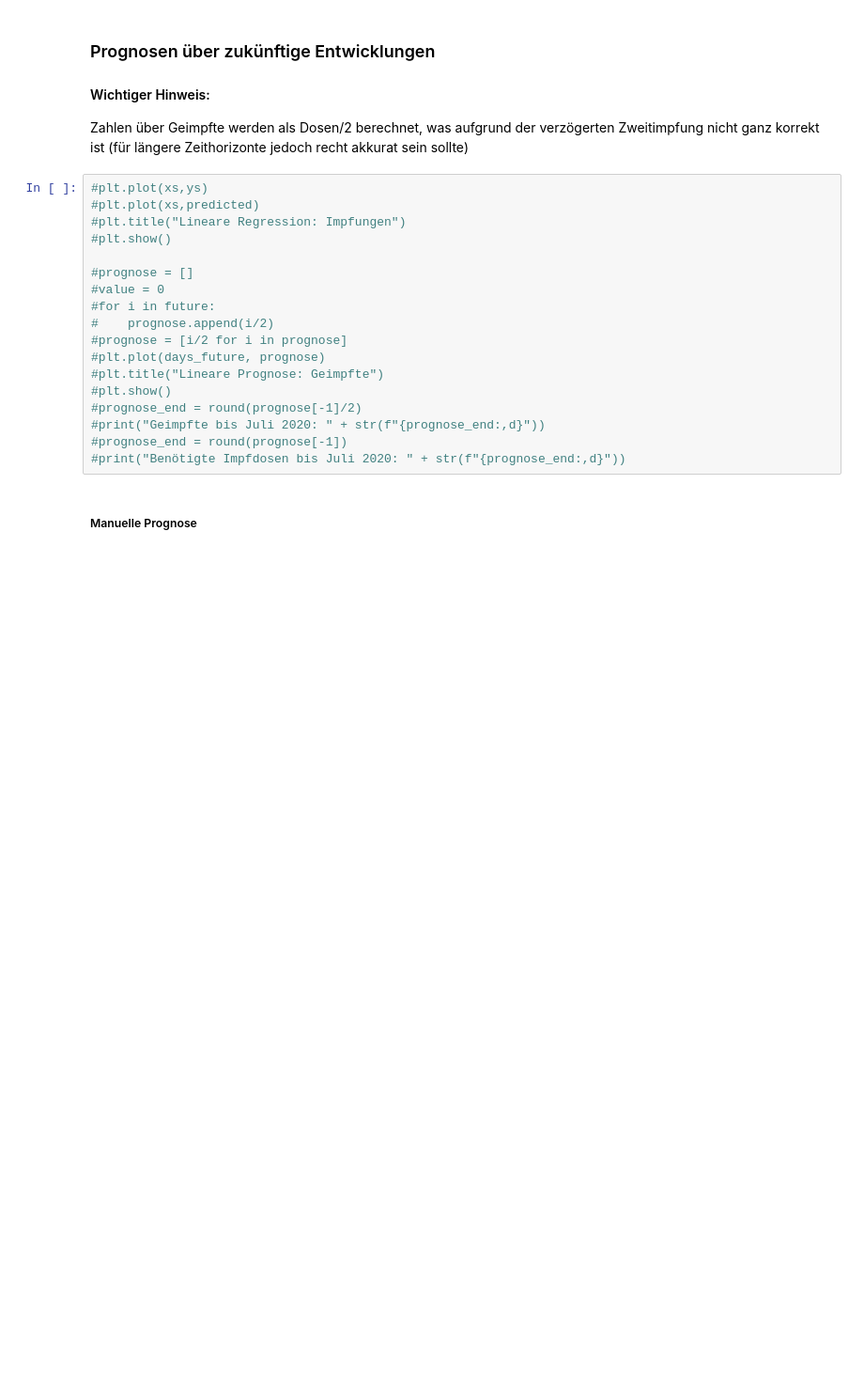
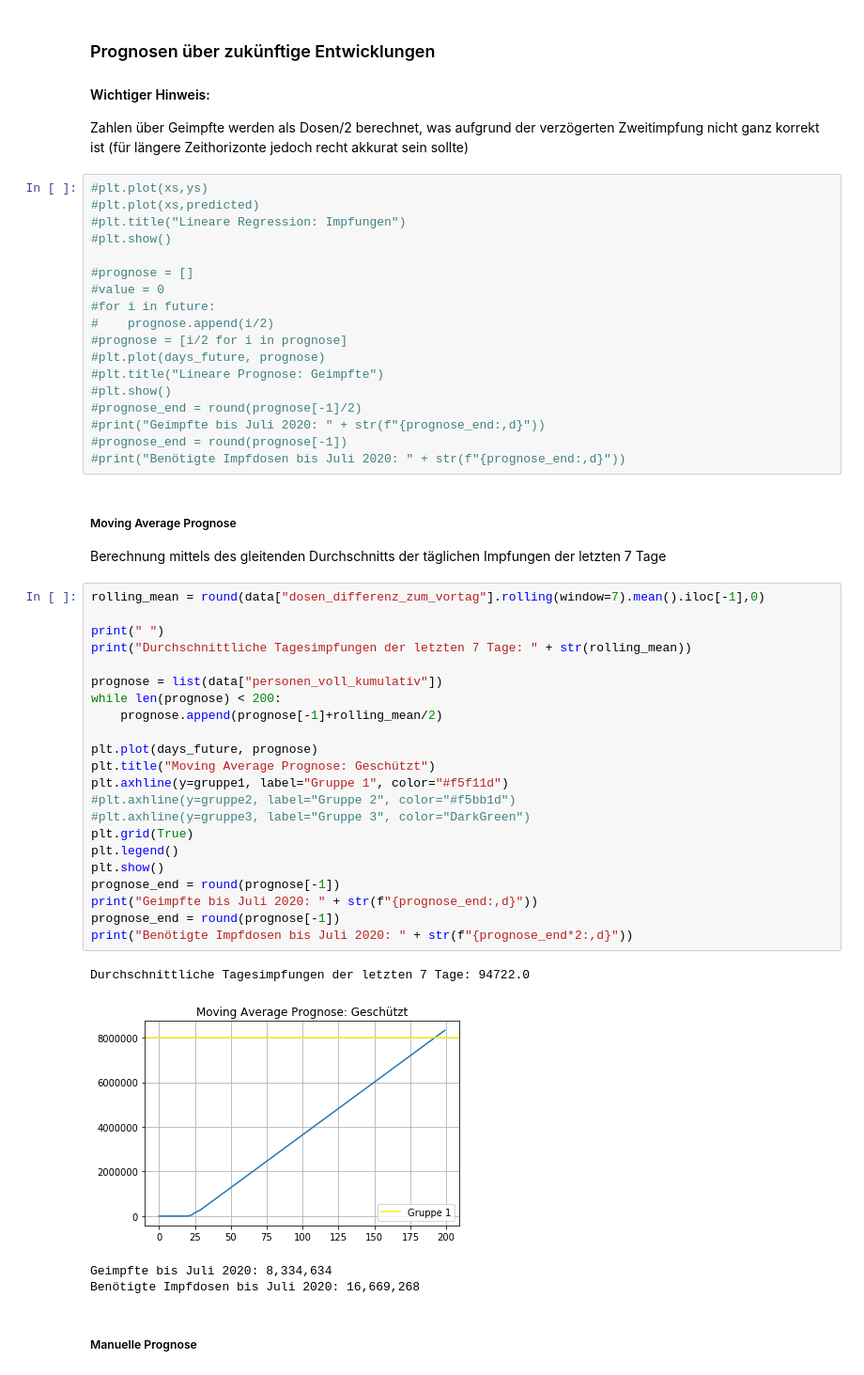
Before and after one commit to ffrue/Impfkampagne---Uebersicht-und-Prognosen, a Jupyter notebook: Impfungen Analyse.ipynb, the cells around one changed output. Shown: that part at 94% size. Drawn from its saved outputs; the diff is of its cells as text; blank space fills up the shorter version.

```diff
--- a/Impfungen Analyse.ipynb
+++ b/Impfungen Analyse.ipynb
@@ -201,6 +243,36 @@ Zahlen über Geimpfte werden als Dosen/2 berechnet, was aufgrund der verzögerte
 #print("Geimpfte bis Juli 2020: " + str(f"{prognose_end:,d}"))
 #prognose_end = round(prognose[-1])
 #print("Benötigte Impfdosen bis Juli 2020: " + str(f"{prognose_end:,d}"))
+# %% [markdown]
+##### Moving Average Prognose
+Berechnung mittels des gleitenden Durchschnitts der täglichen Impfungen der letzten 7 Tage
+# %%
+rolling_mean = round(data["dosen_differenz_zum_vortag"].rolling(window=7).mean().iloc[-1],0)
+
+print(" ")
+print("Durchschnittliche Tagesimpfungen der letzten 7 Tage: " + str(rolling_mean))
+
+prognose = list(data["personen_voll_kumulativ"])
+while len(prognose) < 200:
+    prognose.append(prognose[-1]+rolling_mean/2)
+
+plt.plot(days_future, prognose)
+plt.title("Moving Average Prognose: Geschützt")
+plt.axhline(y=gruppe1, label="Gruppe 1", color="#f5f11d")
+#plt.axhline(y=gruppe2, label="Gruppe 2", color="#f5bb1d")
+#plt.axhline(y=gruppe3, label="Gruppe 3", color="DarkGreen")
+plt.grid(True)
+plt.legend()
+plt.show()
+prognose_end = round(prognose[-1])
+print("Geimpfte bis Juli 2020: " + str(f"{prognose_end:,d}"))
+prognose_end = round(prognose[-1])
+print("Benötigte Impfdosen bis Juli 2020: " + str(f"{prognose_end*2:,d}"))
+# %% [output]
+Durchschnittliche Tagesimpfungen der letzten 7 Tage: 94722.0
+[figure, added]
+Geimpfte bis Juli 2020: 8,334,634
+Benötigte Impfdosen bis Juli 2020: 16,669,268
 # %% [markdown]
 ##### Manuelle Prognose
 # %%
```
Also changed, not shown: parts of 10 cells of this notebook.
